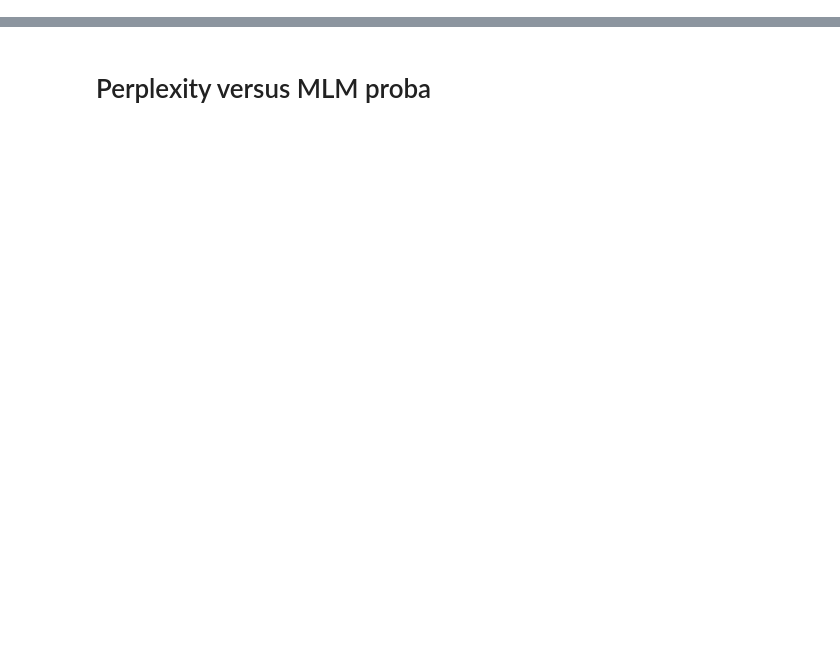
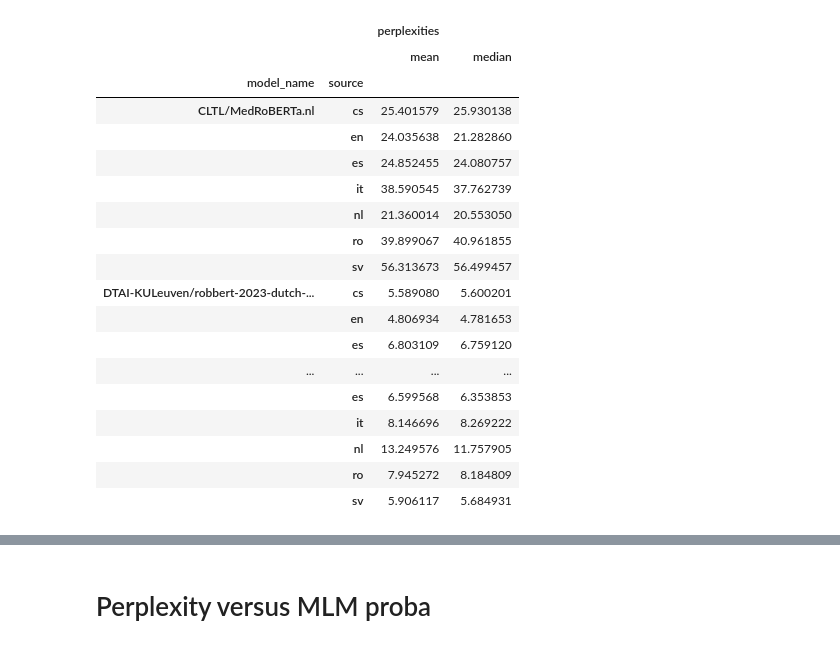
Before and after one commit to DataTools4Heart/lm-pseudoperplexity-evaluation, a Jupyter notebook: sandbox/perplexity_scoring.ipynb, the cells around one changed output, grey strips where cells are left out. Saved outputs shown, nothing was run; the diff lists cells and outputs as text; code cells hidden in the pictures; blank space fills up the shorter version.

Commit message:
fixed minicons for alternative method, notebooks now easy for different languages

```diff
--- a/sandbox/perplexity_scoring.ipynb
+++ b/sandbox/perplexity_scoring.ipynb
@@ -118,9 +43,3 @@ paraclite_agg.rel_token_robbert2medroberta.mean(), paraclite_agg.rel_token_robbe
 # %%
-ppl_dict = {}
-# read ppl from json files
-ppl_dict_ppl = json.load(open('../output/ppl_paraclite.json'))
-ppl_dict_minicons = json.load(open('../output/minicons_paraclite.json'))
-
-#ppl_dict_lmppl = {}
-#ppl_dict_ppl = {}
-#ppl_dict_minicons = {}
+ppl_dict_ppl = defaultdict(dict)
+ppl_dict_minicons = defaultdict(dict)
@@ -197,8 +121,23 @@ import json
 # %%
 ppl_df = pd.DataFrame()
-for model_name, ppl_values in ppl_dict_ppl.items():
-    ppl_df[model_name] = ppl_values
+for model_name, source_dict in ppl_dict_ppl.items():
+    for source_name, values in source_dict.items():
+        if model_name in MODEL_LIST:
+            _ppl_df = pd.DataFrame()
+            _ppl_df['model_name'] =[model_name]*len(values)
+            _ppl_df['perplexities'] = values
+            _ppl_df['source'] = [source_name]*len(values)
+
+            ppl_df = pd.concat([ppl_df, _ppl_df], axis=0)
+
 
 ppl_minicons_df = pd.DataFrame()
-for model_name, ppl_values in ppl_dict_minicons.items():
-    ppl_minicons_df[model_name] = ppl_values
+for model_name, source_dict in ppl_dict_minicons.items():
+    for source_name, values in source_dict.items():
+        if model_name in MODEL_LIST:
+            _ppl_df = pd.DataFrame()
+            _ppl_df['model_name'] =[model_name]*len(values)
+            _ppl_df['perplexities'] = values
+            _ppl_df['source'] = [source_name]*len(values)
+
+            ppl_minicons_df = pd.concat([ppl_minicons_df, _ppl_df], axis=0)
@@ -224,10 +143,0 @@ mod_run_dict = {
-# %%
-ppl_df.rename(columns=mod_run_dict, inplace=True)
-ppl_minicons_df.rename(columns=mod_run_dict, inplace=True)
-# %%
-# I want to sort the columns by the median of the perplexity values
-median_perplexities = ppl_df.median().sort_values()
-ppl_df = ppl_df[median_perplexities.index]
-
-median_perplexities = ppl_minicons_df.median().sort_values()
-ppl_minicons_df = ppl_minicons_df[median_perplexities.index]
@@ -245,0 +160,22 @@ ppl_minicons_df.describe()
+# %%
+ppl_df.groupby(['model_name', 'source']).aggregate(['mean', 'median'])
+# %% [output]
+|  |  | perplexities |  |
+|  |  | mean | median |
+| model_name | source |  |  |
+| CLTL/MedRoBERTa.nl | cs | 25.401579 | 25.930138 |
+|  | en | 24.035638 | 21.282860 |
+|  | es | 24.852455 | 24.080757 |
+|  | it | 38.590545 | 37.762739 |
+|  | nl | 21.360014 | 20.553050 |
+|  | ro | 39.899067 | 40.961855 |
+|  | sv | 56.313673 | 56.499457 |
+| DTAI-KULeuven/robbert-2023-dutch-... | cs | 5.589080 | 5.600201 |
+|  | en | 4.806934 | 4.781653 |
+|  | es | 6.803109 | 6.759120 |
+| ... | ... | ... | ... |
+|  | es | 6.599568 | 6.353853 |
+|  | it | 8.146696 | 8.269222 |
+|  | nl | 13.249576 | 11.757905 |
+|  | ro | 7.945272 | 8.184809 |
+|  | sv | 5.906117 | 5.684931 |
```
Also changed, not shown: parts of 20 cells of this notebook, 2 other files.
